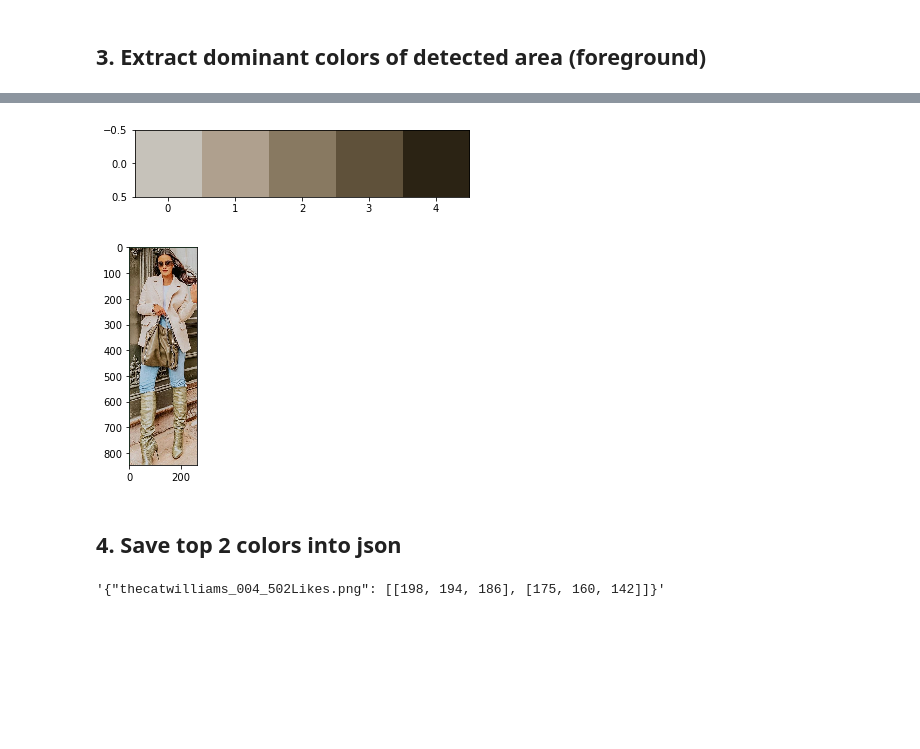
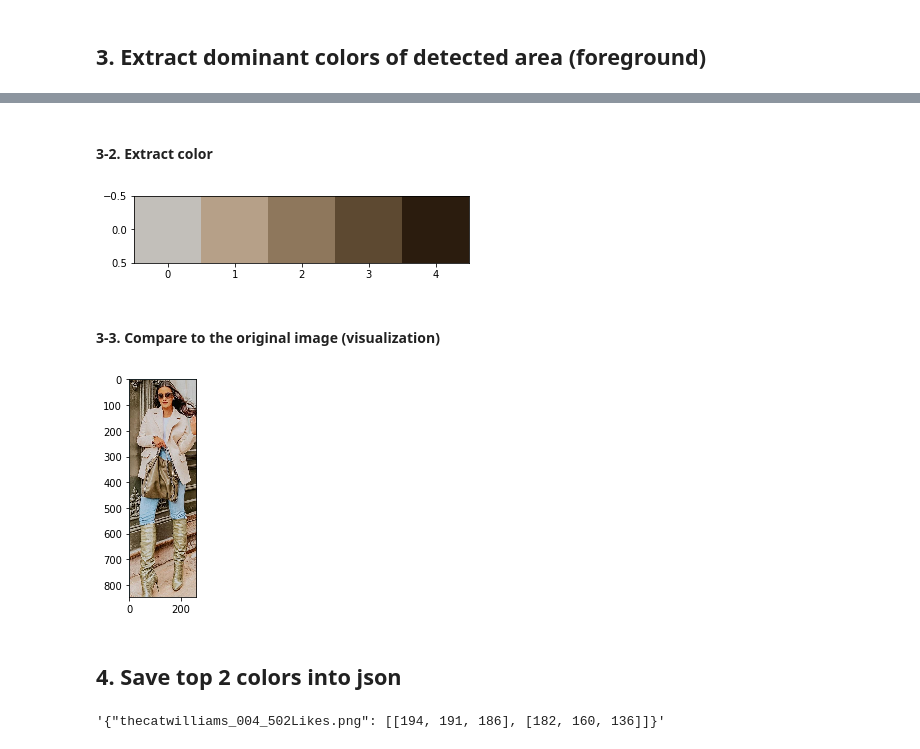
Before and after one commit to sam351/Trip_Fashion_Recommend, a Jupyter notebook: color_extract/foreground_extract.ipynb, the cells around one changed output, grey strips where cells are left out. Cells and saved outputs as stored; diff of their text form; code cells hidden in the pictures; blank space fills up the shorter version.

Commit message:
Modify foreground_extract.ipynb (to add comments and to modify preprocess step)

```diff
--- a/color_extract/foreground_extract.ipynb
+++ b/color_extract/foreground_extract.ipynb
@@ -73,3 +75,11 @@ confidence levels : [0.9972981810569763]
+# %%
+# crop the detected area of image
+img = img[bbox[0][1]:bbox[0][3], bbox[0][0]:bbox[0][2]]
+
+#represent as row*column,channel number (appropriate format for KMeans)
+img_reshape = img.reshape((img.shape[0] * img.shape[1], 3))
+# %% [markdown]
+#### 3-2. Extract color
 # %%
 # arrange the cluster_centers of KMeans output according to frequency of each label
 def arrange_cluster_centers(clt):
@@ -101,12 +110,13 @@ plt.imshow(centers_aranged_arr)
 plt.show()
 # %% [output]
 [figure]
-# %%
-# compare to the original image
-plt.imshow(img[bbox[0][1]:bbox[0][3], bbox[0][0]:bbox[0][2]])
-plt.show()
-# %% [output]
-[figure, removed]
+# %% [markdown]
+#### 3-3. Compare to the original image (visualization)
+# %%
+plt.imshow(img)
+plt.show()
+# %% [output]
+[figure, added]
 # %% [markdown]
 ## 4. Save top 2 colors into json
 # %%
@@ -116,4 +126,4 @@ r_dict = {filename : centers_aranged_arr.tolist()[0][:2]}
 r_json = json.dumps(r_dict)
 r_json
 # %% [output]
-'{"thecatwilliams_004_502Likes.png": [[198, 194, 186], [175, 160, 142]]}'
+'{"thecatwilliams_004_502Likes.png": [[194, 191, 186], [182, 160, 136]]}'
```
Also changed, not shown: parts of 3 cells of this notebook.
